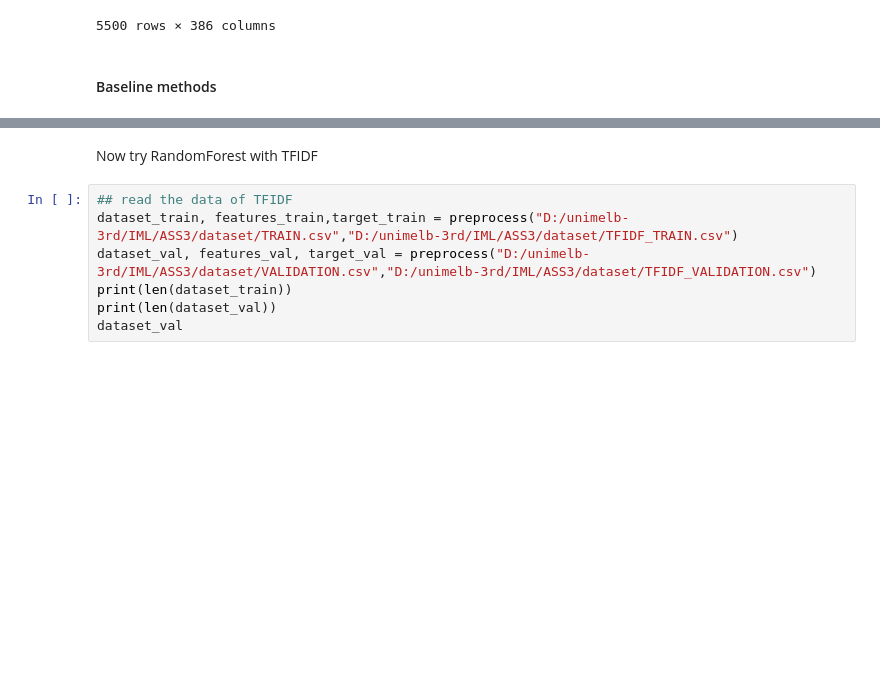
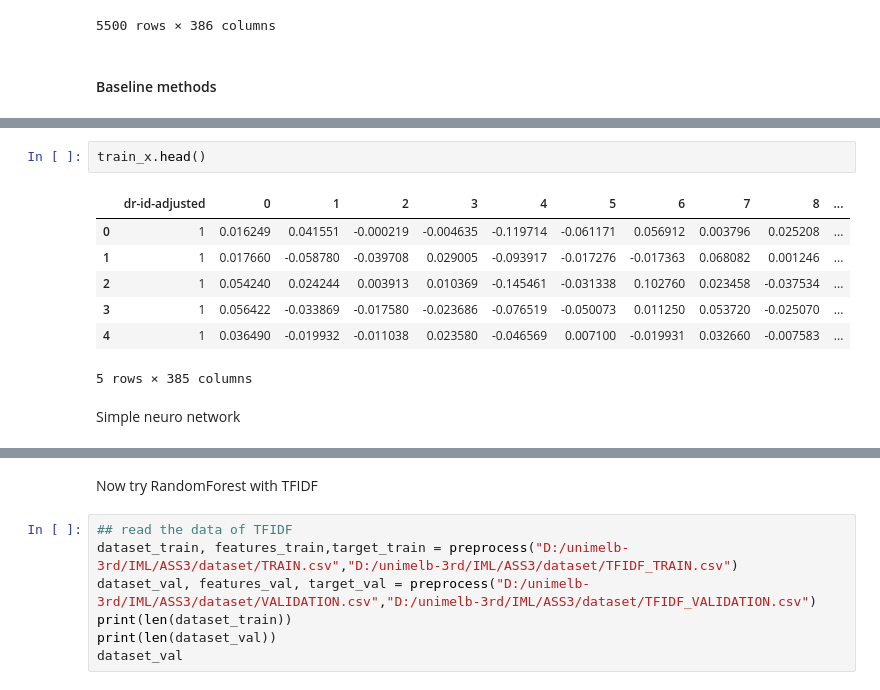
Before and after one commit to Hugo-san/Sentiment-Analysis-of-Patient-Satisfaction-Comments, a Jupyter notebook: ASS3.ipynb, the cells around one changed output, grey strips where cells are left out. Cells and saved outputs as stored; diff of their text form; blank space fills up the shorter version.

Commit message:
adding neuro network as the second ML method
preprocessing the lable from -1 and 1 to 0 and 1 for binary cross entropy calculation.
adding neuro network as the second ML method for the 2 features.

```diff
--- a/ASS3.ipynb
+++ b/ASS3.ipynb
@@ -168,0 +135,12 @@ Accuracy: 0.8949090909090909
+# %%
+train_x.head()
+# %% [output]
+|  | dr-id-adjusted | 0 | 1 | 2 | 3 | 4 | 5 | 6 | 7 | 8 | ... |
+| 0 | 1 | 0.016249 | 0.041551 | -0.000219 | -0.004635 | -0.119714 | -0.061171 | 0.056912 | 0.003796 | 0.025208 | ... |
+| 1 | 1 | 0.017660 | -0.058780 | -0.039708 | 0.029005 | -0.093917 | -0.017276 | -0.017363 | 0.068082 | 0.001246 | ... |
+| 2 | 1 | 0.054240 | 0.024244 | 0.003913 | 0.010369 | -0.145461 | -0.031338 | 0.102760 | 0.023458 | -0.037534 | ... |
+| 3 | 1 | 0.056422 | -0.033869 | -0.017580 | -0.023686 | -0.076519 | -0.050073 | 0.011250 | 0.053720 | -0.025070 | ... |
+| 4 | 1 | 0.036490 | -0.019932 | -0.011038 | 0.023580 | -0.046569 | 0.007100 | -0.019931 | 0.032660 | -0.007583 | ... |
+5 rows × 385 columns
+# %% [markdown]
+Simple neuro network
```
Also changed, not shown: parts of 12 cells of this notebook.
